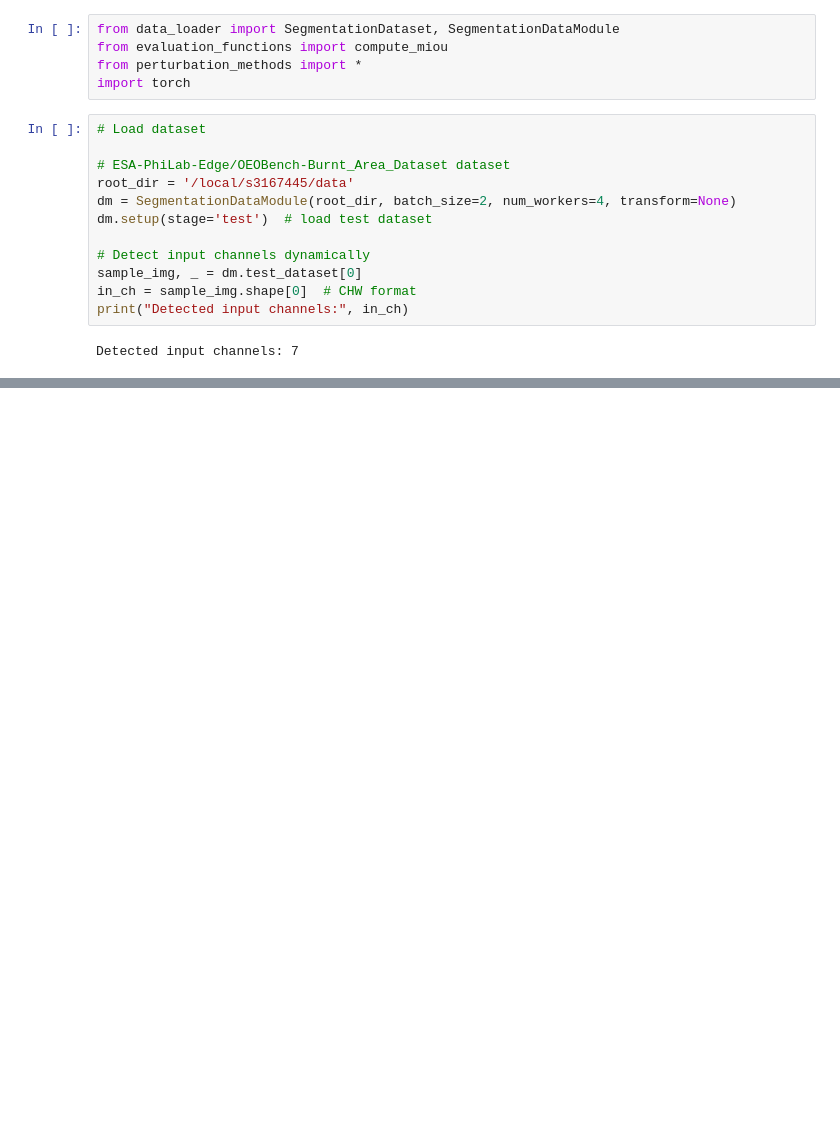
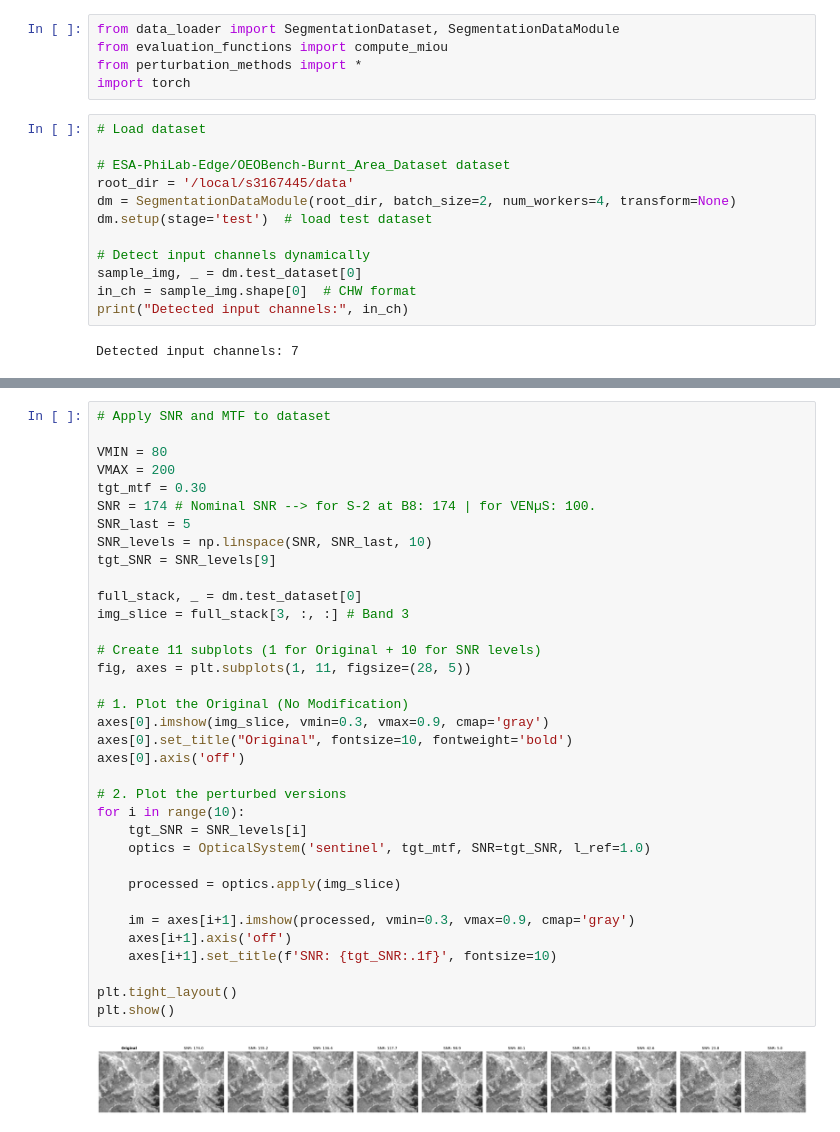
Before and after one commit to ivarvdspoel/nas_robustness_eo, a Jupyter notebook: benchmark/benchmark.ipynb, the cells around one changed output, grey strips where cells are left out. Saved outputs shown, nothing was run; the diff lists cells and outputs as text; blank space fills up the shorter version.

```diff
--- a/benchmark/benchmark.ipynb
+++ b/benchmark/benchmark.ipynb
@@ -72,0 +75,37 @@ NameError: name 'ResNet18UNet' is not defined
+# %%
+# Apply SNR and MTF to dataset
+
+VMIN = 80
+VMAX = 200
+tgt_mtf = 0.30
+SNR = 174 # Nominal SNR --> for S-2 at B8: 174 | for VENµS: 100.
+SNR_last = 5
+SNR_levels = np.linspace(SNR, SNR_last, 10)
+tgt_SNR = SNR_levels[9]
+
+full_stack, _ = dm.test_dataset[0]
+img_slice = full_stack[3, :, :] # Band 3
+
+# Create 11 subplots (1 for Original + 10 for SNR levels)
+fig, axes = plt.subplots(1, 11, figsize=(28, 5))
+
+# 1. Plot the Original (No Modification)
+axes[0].imshow(img_slice, vmin=0.3, vmax=0.9, cmap='gray')
+axes[0].set_title("Original", fontsize=10, fontweight='bold')
+axes[0].axis('off')
+
+# 2. Plot the perturbed versions
+for i in range(10):
+    tgt_SNR = SNR_levels[i]
+    optics = OpticalSystem('sentinel', tgt_mtf, SNR=tgt_SNR, l_ref=1.0)
+
+    processed = optics.apply(img_slice)
+
+    im = axes[i+1].imshow(processed, vmin=0.3, vmax=0.9, cmap='gray')
+    axes[i+1].axis('off')
+    axes[i+1].set_title(f'SNR: {tgt_SNR:.1f}', fontsize=10)
+
+plt.tight_layout()
+plt.show()
+# %% [output]
+[figure, added]
```
Also changed, not shown: parts of 11 cells of this notebook, 10 other files.
